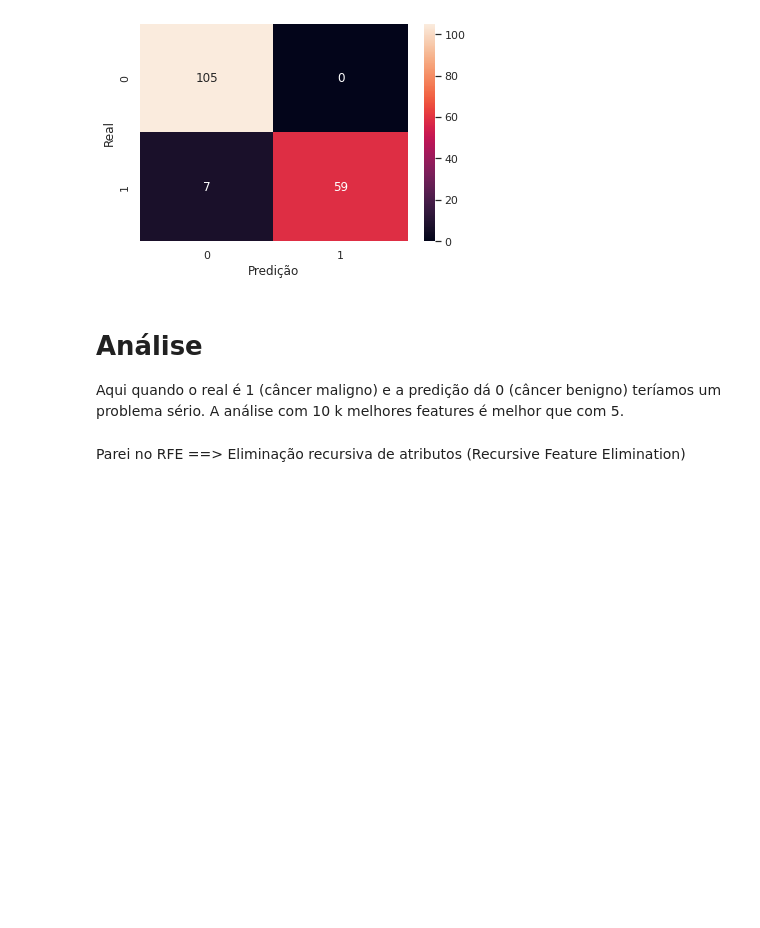
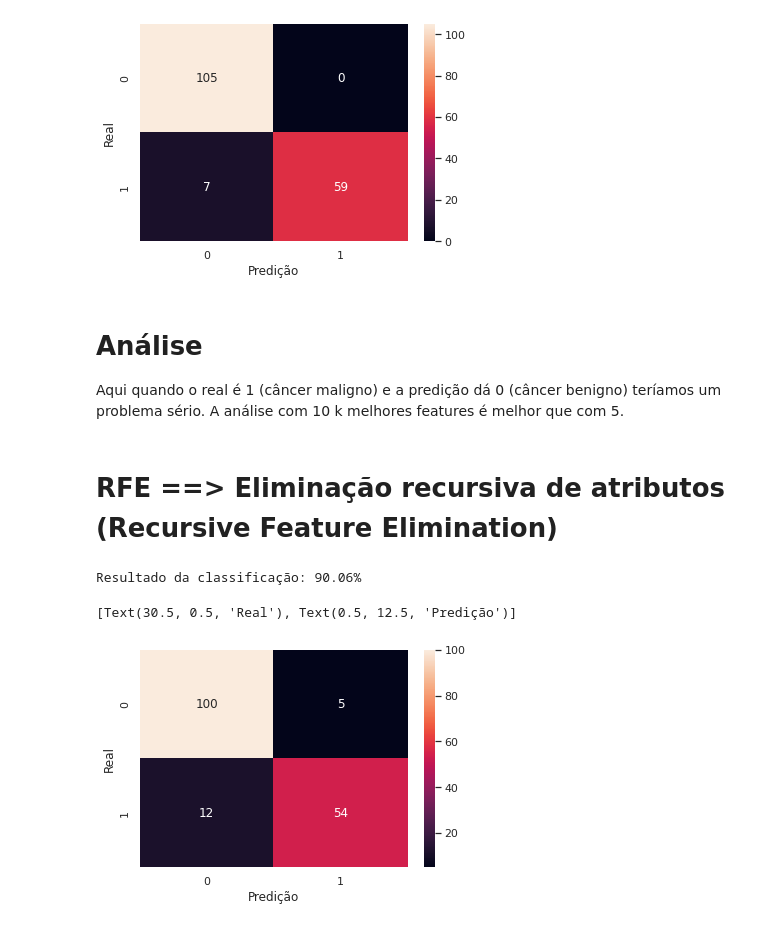
Before and after one commit to julianovale/BB_Evolution, a Jupyter notebook: 0036_AluraBB_MuitasDimensoes01.ipynb, the cells around one changed output. Drawn from its saved outputs; the diff is of its cells as text; code cells hidden in the pictures; blank space fills up the shorter version.

```diff
--- a/0036_AluraBB_MuitasDimensoes01.ipynb
+++ b/0036_AluraBB_MuitasDimensoes01.ipynb
@@ -637,4 +637,35 @@ sns.heatmap(matriz_confusao, annot = True, fmt = "d").set(xlabel = "Predição",
 
 Aqui quando o real é 1 (câncer maligno) e a predição dá 0 (câncer benigno) teríamos um problema sério. A análise com 10 k melhores features é melhor que com 5.
 # %% [markdown]
-Parei no RFE ==> Eliminação recursiva de atributos (Recursive Feature Elimination)
+# RFE ==> Eliminação recursiva de atributos (Recursive Feature Elimination)
+# %%
+from sklearn.feature_selection import RFE
+from sklearn.feature_selection import chi2
+from sklearn.model_selection import train_test_split
+SEED = 1234
+random.seed(SEED)
+
+treino_x, teste_x, treino_y, teste_y = train_test_split(valores_exames_v6, diagnostico, test_size=0.3)
+
+classificador = RandomForestClassifier(n_estimators=100, random_state=1234)
+classificador.fit(treino_x, treino_y)
+selecionador_rfe = RFE(estimator = classificador, n_features_to_select = 5, step = 1)
+selecionador_rfe.fit(treino_x, treino_y)
+treino_rfe = selecionador_rfe.transform(treino_x)
+teste_rfe = selecionador_rfe.transform(teste_x)
+
+
+from sklearn.metrics import confusion_matrix
+
+classificador = RandomForestClassifier(n_estimators=100, random_state=1234)
+classificador.fit(treino_rfe, treino_y)
+acuracia = classificador.score(teste_rfe, teste_y) * 100
+print('Resultado da classificação: %.2f%%' % acuracia)
+
+matriz_confusao = confusion_matrix(teste_y, classificador.predict(teste_rfe))
+sns.set()
+sns.heatmap(matriz_confusao, annot = True, fmt = "d").set(xlabel = "Predição", ylabel = "Real")
+# %% [output]
+Resultado da classificação: 90.06%
+[Text(30.5, 0.5, 'Real'), Text(0.5, 12.5, 'Predição')]
+[figure, added]
```
Also changed, not shown: parts of 27 cells of this notebook.
